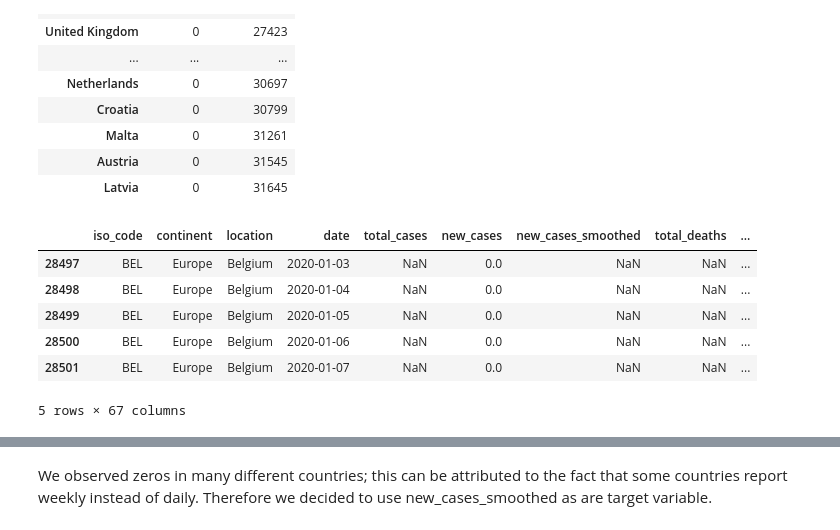
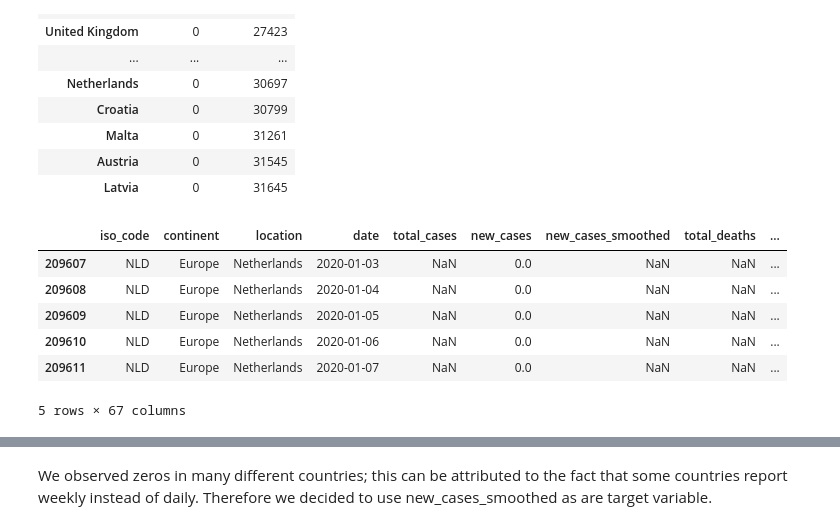
Before and after one commit to FYEH779/Stat-390-Project, a Jupyter notebook: ARIMA_Brian.ipynb, the cells around one changed output, grey strips where cells are left out. Drawn from its saved outputs; the diff is of its cells as text; code cells hidden in the pictures.

```diff
--- a/ARIMA_Brian.ipynb
+++ b/ARIMA_Brian.ipynb
@@ -105,19 +99,16 @@ missing_total_by_location.head(20)
 | Latvia | 0 | 31645 |
 # %%
 # pick countries that have relatively low missingness and that are adjacent
-country_list = [
-    'Spain', 'France', 'Germany', 'Ireland', 'United Kingdom',
-    'Italy', 'Belgium', 'Netherlands', 'Switzerland', 'Luxembourg'
-]
-selected_data = europe_data[europe_data['location'].isin(country_list)]
+netherlands = ['Netherlands']
+selected_data = europe_data[europe_data['location'].isin(netherlands)]
 selected_data.head()
 # %% [output]
 |  | iso_code | continent | location | date | total_cases | new_cases | new_cases_smoothed | total_deaths | ... |
-| 28497 | BEL | Europe | Belgium | 2020-01-03 | NaN | 0.0 | NaN | NaN | ... |
-| 28498 | BEL | Europe | Belgium | 2020-01-04 | NaN | 0.0 | NaN | NaN | ... |
-| 28499 | BEL | Europe | Belgium | 2020-01-05 | NaN | 0.0 | NaN | NaN | ... |
-| 28500 | BEL | Europe | Belgium | 2020-01-06 | NaN | 0.0 | NaN | NaN | ... |
-| 28501 | BEL | Europe | Belgium | 2020-01-07 | NaN | 0.0 | NaN | NaN | ... |
+| 209607 | NLD | Europe | Netherlands | 2020-01-03 | NaN | 0.0 | NaN | NaN | ... |
+| 209608 | NLD | Europe | Netherlands | 2020-01-04 | NaN | 0.0 | NaN | NaN | ... |
+| 209609 | NLD | Europe | Netherlands | 2020-01-05 | NaN | 0.0 | NaN | NaN | ... |
+| 209610 | NLD | Europe | Netherlands | 2020-01-06 | NaN | 0.0 | NaN | NaN | ... |
+| 209611 | NLD | Europe | Netherlands | 2020-01-07 | NaN | 0.0 | NaN | NaN | ... |
 5 rows × 67 columns
 # %%
 # number of available data from different days
```
Also changed, not shown: parts of 13 cells of this notebook, 1 other file.
